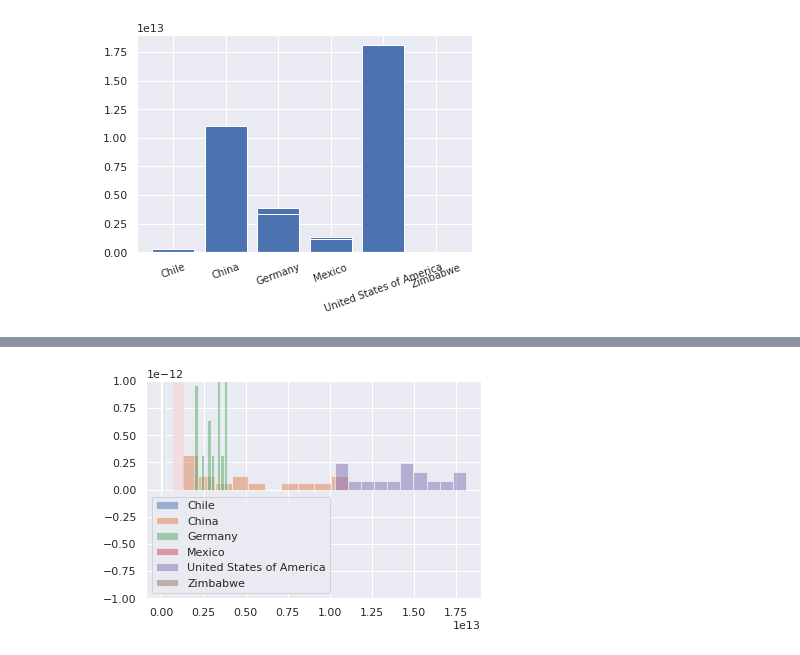
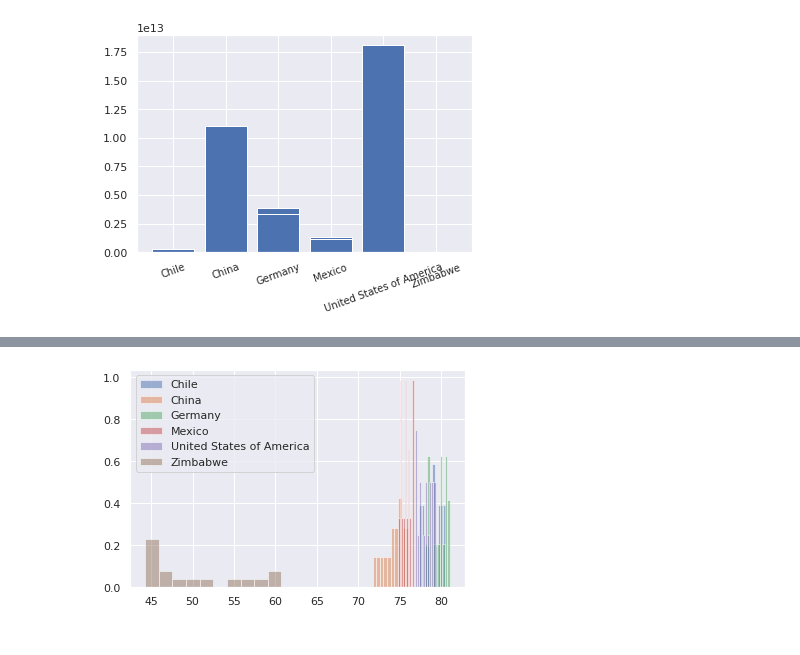
Before and after one commit to RhoGitHub754/Life-Expectancy-and-GDP, a Jupyter notebook: life_expectancy_gdp.ipynb, the cells around one changed output, grey strips where cells are left out. Cells and saved outputs as stored; diff of their text form; code cells hidden in the pictures.

```diff
--- a/life_expectancy_gdp.ipynb
+++ b/life_expectancy_gdp.ipynb
@@ -48,7 +49,7 @@ Index(['Country', 'Year', 'Life expectancy at birth (years)', 'GDP'], dtype='obj
 # %% [markdown]
 Life expectancy at birth (years) for a column name is too wordy (and slightly mobid, I will change this to Longevity.
 # %%
-df.rename({'Life expectancy at birth (years)': 'Longevity'}, axis=1, inplace=True)
+df.rename({'Life expectancy at birth (years)': 'LE'}, axis=1, inplace=True)
 
 df.tail()
 # %% [output]
@@ -134,12 +133,12 @@ Name: GDP, dtype: float64
 # %%
 plt.clf()
-plt.hist(df.GDP[df.Country == 'Chile'], label='Chile', alpha=0.5, density=True)
-plt.hist(df.GDP[df.Country == 'China'], label='China', alpha=0.5, density=True)
-plt.hist(df.GDP[df.Country == 'Germany'], label='Germany', alpha=0.5, density=True)
-plt.hist(df.GDP[df.Country == 'Mexico'], label='Mexico', alpha=0.5, density=True)
-plt.hist(df.GDP[df.Country == 'United States of America'], label='United States of America', alpha=0.5, density=True)
-plt.hist(df.GDP[df.Country == 'Zimbabwe'], label='Zimbabwe', alpha=0.5, density=True)
+plt.hist(df.LE[df.Country == 'Chile'], label='Chile', alpha=0.5, density=True)
+plt.hist(df.LE[df.Country == 'China'], label='China', alpha=0.5, density=True)
+plt.hist(df.LE[df.Country == 'Germany'], label='Germany', alpha=0.5, density=True)
+plt.hist(df.LE[df.Country == 'Mexico'], label='Mexico', alpha=0.5, density=True)
+plt.hist(df.LE[df.Country == 'United States of America'], label='United States of America', alpha=0.5, density=True)
+plt.hist(df.LE[df.Country == 'Zimbabwe'], label='Zimbabwe', alpha=0.5, density=True)
 plt.legend()
 plt.show()
 # %% [output]
-[figure, old version]
+[figure, new version]
```
Also changed, not shown: parts of 14 cells of this notebook.
